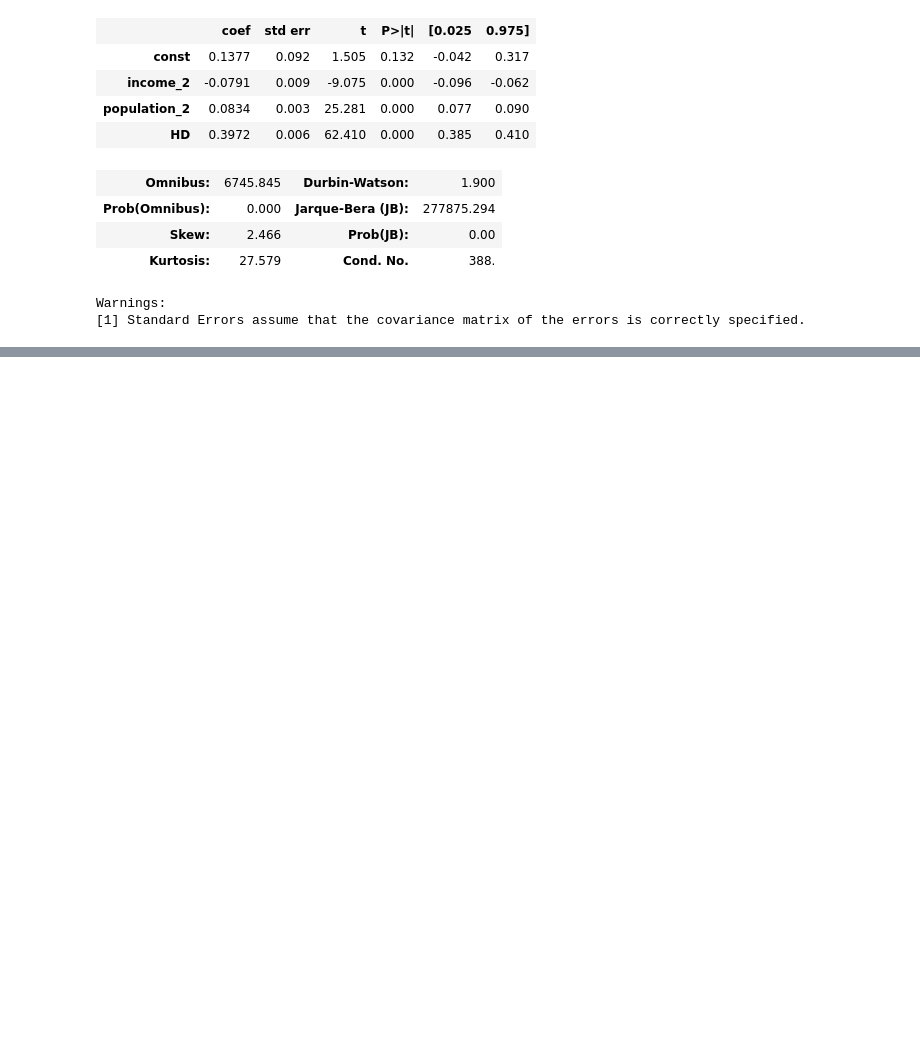
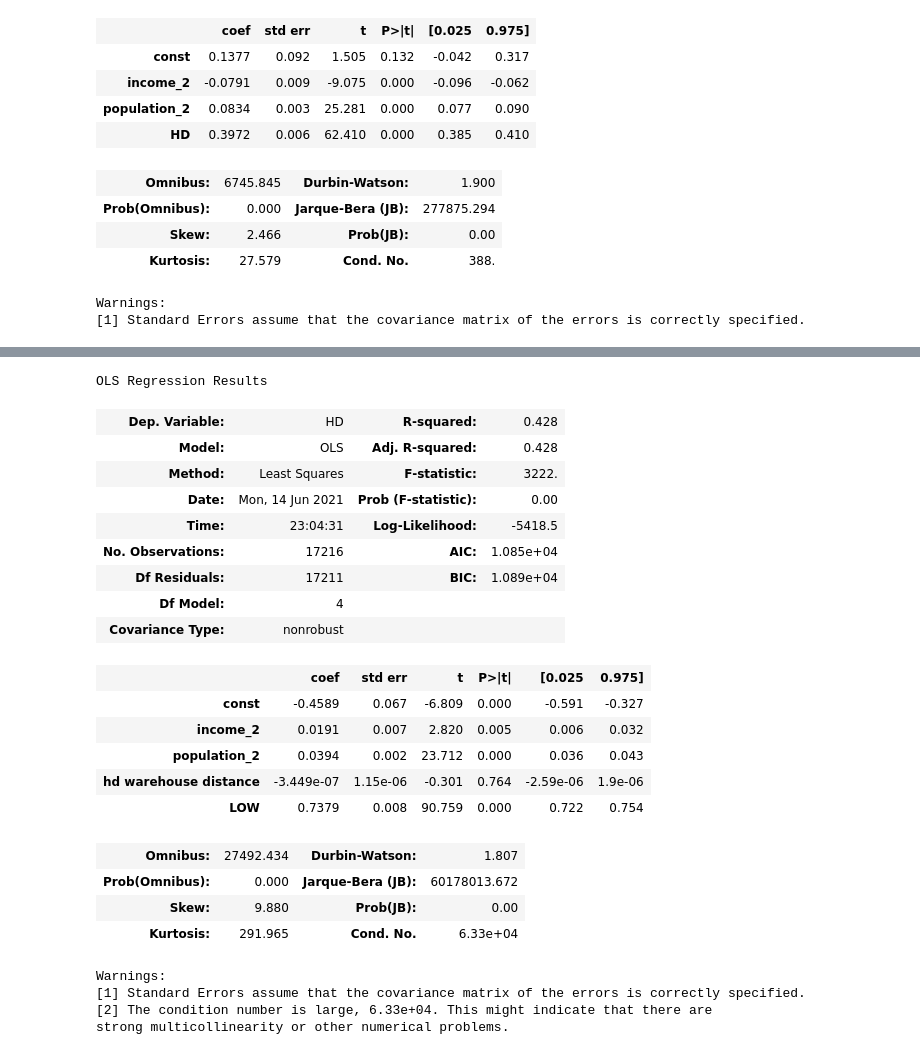
Before and after one commit to ericschulman/entry_games, a Jupyter notebook: estimation/separate_estimate_v2.ipynb, the cells around one changed output, grey strips where cells are left out. Cells and saved outputs as stored; diff of their text form; code cells hidden in the pictures; blank space fills up the shorter version.

```diff
--- a/estimation/separate_estimate_v2.ipynb
+++ b/estimation/separate_estimate_v2.ipynb
@@ -145,0 +185,31 @@ Warnings:
+# %%
+# Model fit for HD stores
+x = entry2_data[['income_2','population_2','hd warehouse distance','LOW']].copy()
+y = entry2_data['HD']
+model1 = sm.regression.linear_model.OLS(y,sm.add_constant(x)).fit()
+model1.summary()
+# %% [output]
+OLS Regression Results
+| Dep. Variable: | HD | R-squared: | 0.428 |
+| Model: | OLS | Adj. R-squared: | 0.428 |
+| Method: | Least Squares | F-statistic: | 3222. |
+| Date: | Mon, 14 Jun 2021 | Prob (F-statistic): | 0.00 |
+| Time: | 23:04:31 | Log-Likelihood: | -5418.5 |
+| No. Observations: | 17216 | AIC: | 1.085e+04 |
+| Df Residuals: | 17211 | BIC: | 1.089e+04 |
+| Df Model: | 4 |  |  |
+| Covariance Type: | nonrobust |  |  |
+|  | coef | std err | t | P>|t| | [0.025 | 0.975] |
+| const | -0.4589 | 0.067 | -6.809 | 0.000 | -0.591 | -0.327 |
+| income_2 | 0.0191 | 0.007 | 2.820 | 0.005 | 0.006 | 0.032 |
+| population_2 | 0.0394 | 0.002 | 23.712 | 0.000 | 0.036 | 0.043 |
+| hd warehouse distance | -3.449e-07 | 1.15e-06 | -0.301 | 0.764 | -2.59e-06 | 1.9e-06 |
+| LOW | 0.7379 | 0.008 | 90.759 | 0.000 | 0.722 | 0.754 |
+| Omnibus: | 27492.434 | Durbin-Watson: | 1.807 |
+| Prob(Omnibus): | 0.000 | Jarque-Bera (JB): | 60178013.672 |
+| Skew: | 9.880 | Prob(JB): | 0.00 |
+| Kurtosis: | 291.965 | Cond. No. | 6.33e+04 |
+Warnings:
+[1] Standard Errors assume that the covariance matrix of the errors is correctly specified.
+[2] The condition number is large, 6.33e+04. This might indicate that there are
+strong multicollinearity or other numerical problems.
```
Also changed, not shown: parts of 4 cells of this notebook, 4 other files.
